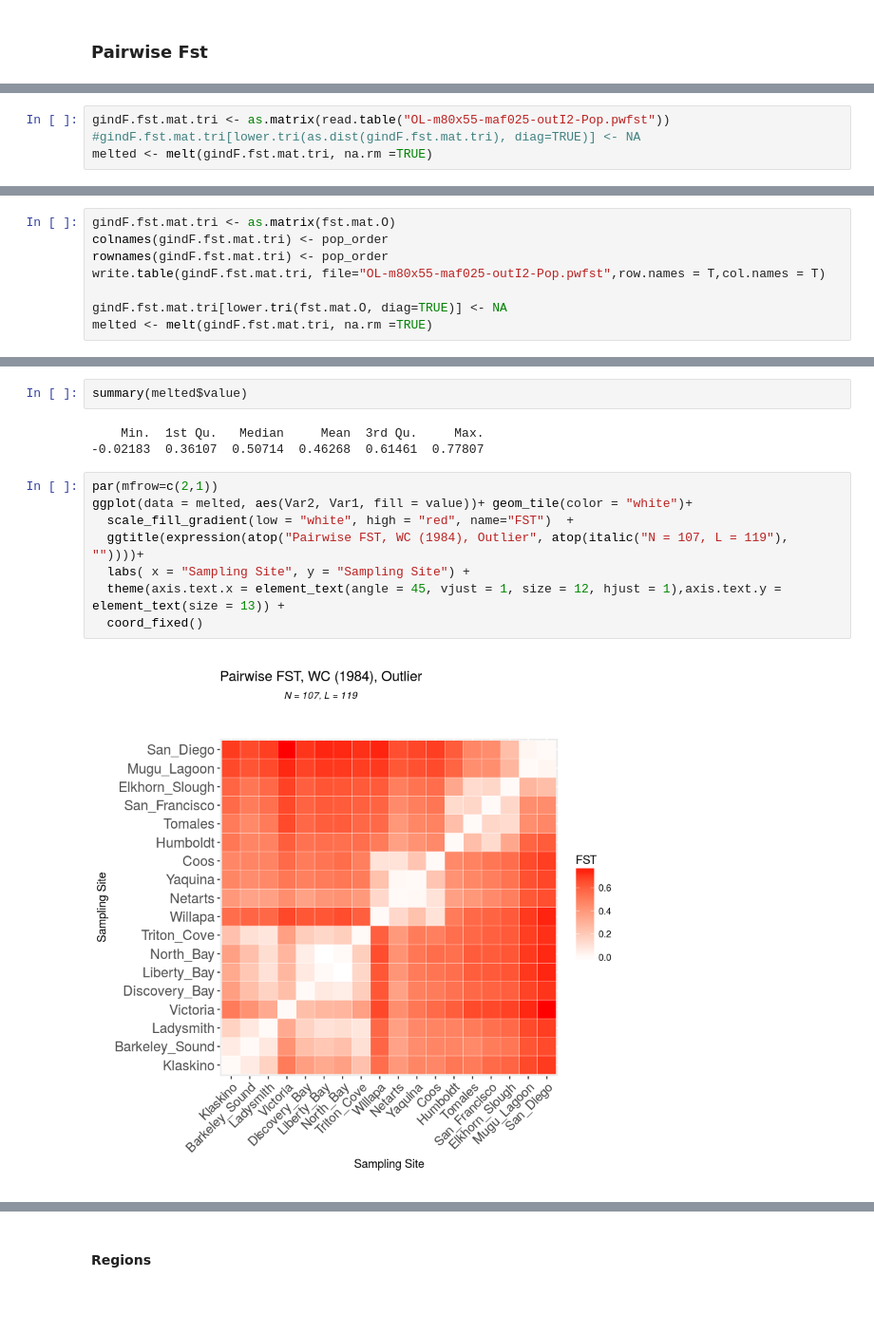
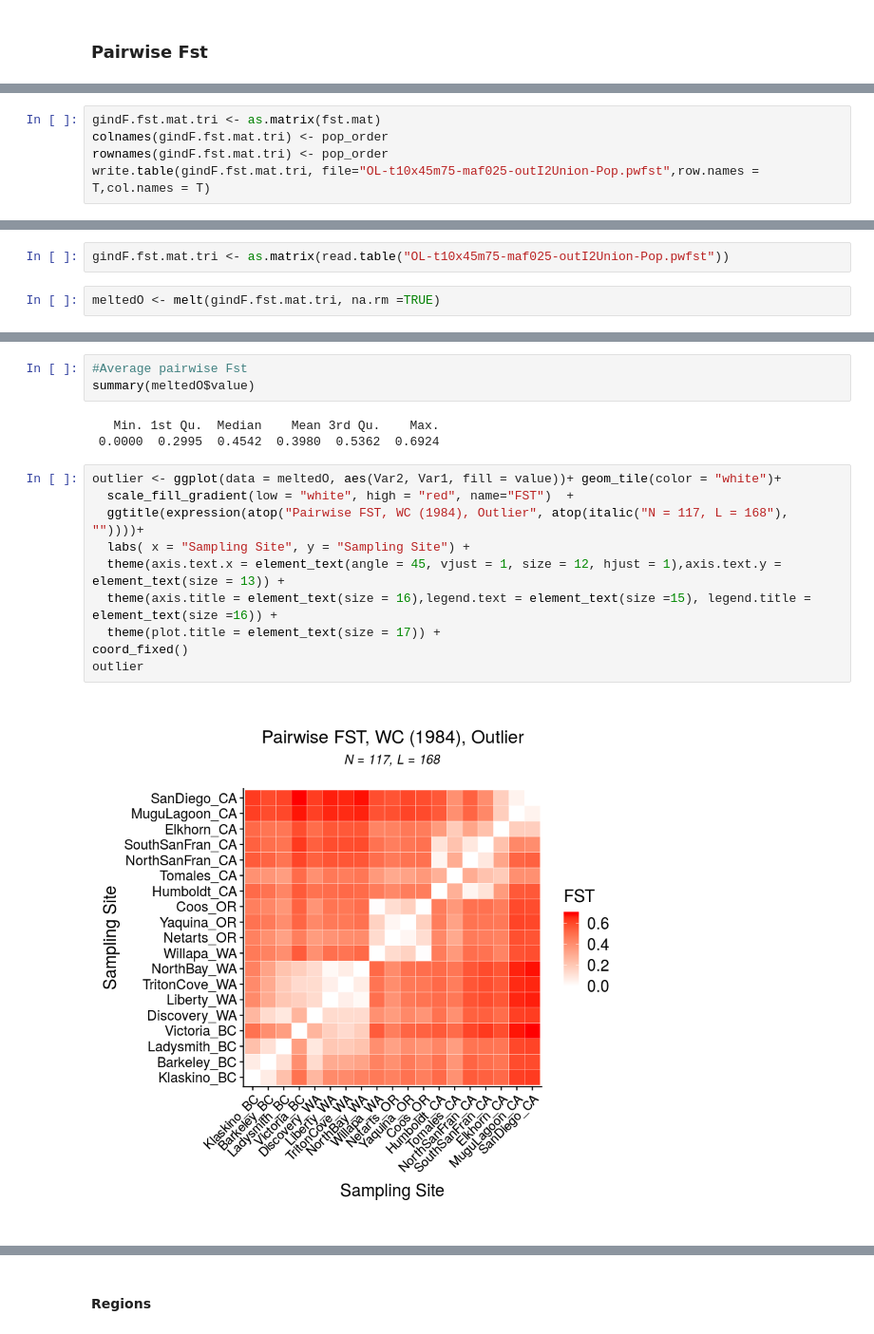
Before and after one commit to ksil91/Ostrea_PopStructure, a Jupyter notebook: Analysis/Fst.ipynb, the cells around one changed output, grey strips where cells are left out. Shown at 95% size. Cells and saved outputs as stored; diff of their text form; blank space fills up the shorter version.

```diff
--- a/Analysis/Fst.ipynb
+++ b/Analysis/Fst.ipynb
@@ -594,4 +596,5 @@ load("../Inputs/OL-final-c85-t88-Breps-m80x55-maf025-outI2-filt.genind")
 # %%
-gindF.fst.mat.tri <- as.matrix(read.table("OL-m80x55-maf025-outI2-Pop.pwfst"))
-#gindF.fst.mat.tri[lower.tri(as.dist(gindF.fst.mat.tri), diag=TRUE)] <- NA
-melted <- melt(gindF.fst.mat.tri, na.rm =TRUE)
+gindF.fst.mat.tri <- as.matrix(fst.mat)
+colnames(gindF.fst.mat.tri) <- pop_order
+rownames(gindF.fst.mat.tri) <- pop_order
+write.table(gindF.fst.mat.tri, file="OL-t10x45m75-maf025-outI2Union-Pop.pwfst",row.names = T,col.names = T)
@@ -601,11 +601,7 @@ fst.mat.O <- genet.dist(hf.filt, method = "WC84")
-# %%
-gindF.fst.mat.tri <- as.matrix(fst.mat.O)
-colnames(gindF.fst.mat.tri) <- pop_order
-rownames(gindF.fst.mat.tri) <- pop_order
-write.table(gindF.fst.mat.tri, file="OL-m80x55-maf025-outI2-Pop.pwfst",row.names = T,col.names = T)
-
-gindF.fst.mat.tri[lower.tri(fst.mat.O, diag=TRUE)] <- NA
-melted <- melt(gindF.fst.mat.tri, na.rm =TRUE)
+# %%
+gindF.fst.mat.tri <- as.matrix(read.table("OL-t10x45m75-maf025-outI2Union-Pop.pwfst"))
+# %%
+meltedO <- melt(gindF.fst.mat.tri, na.rm =TRUE)
 # %%
 gindF.fst.mat.tri
 # %% [output]
@@ -629,15 +625,18 @@ gindF.fst.mat.tri
-# %%
-summary(melted$value)
-# %% [output]
-    Min.  1st Qu.   Median     Mean  3rd Qu.     Max.
--0.02183  0.36107  0.50714  0.46268  0.61461  0.77807
+# %%
+#Average pairwise Fst
+summary(meltedO$value)
+# %% [output]
+   Min. 1st Qu.  Median    Mean 3rd Qu.    Max.
+ 0.0000  0.2995  0.4542  0.3980  0.5362  0.6924
 # %%
-par(mfrow=c(2,1))
-ggplot(data = melted, aes(Var2, Var1, fill = value))+ geom_tile(color = "white")+
+outlier <- ggplot(data = meltedO, aes(Var2, Var1, fill = value))+ geom_tile(color = "white")+
   scale_fill_gradient(low = "white", high = "red", name="FST")  +
-  ggtitle(expression(atop("Pairwise FST, WC (1984), Outlier", atop(italic("N = 107, L = 119"), ""))))+
+  ggtitle(expression(atop("Pairwise FST, WC (1984), Outlier", atop(italic("N = 117, L = 168"), ""))))+
   labs( x = "Sampling Site", y = "Sampling Site") +
   theme(axis.text.x = element_text(angle = 45, vjust = 1, size = 12, hjust = 1),axis.text.y = element_text(size = 13)) +
-  coord_fixed()
+  theme(axis.title = element_text(size = 16),legend.text = element_text(size =15), legend.title = element_text(size =16)) +
+  theme(plot.title = element_text(size = 17)) +
+coord_fixed()
+outlier
 # %% [output]
-[figure, old version]
+[figure, new version]
```
Also changed, not shown: parts of 118 cells of this notebook, 35 other files.
